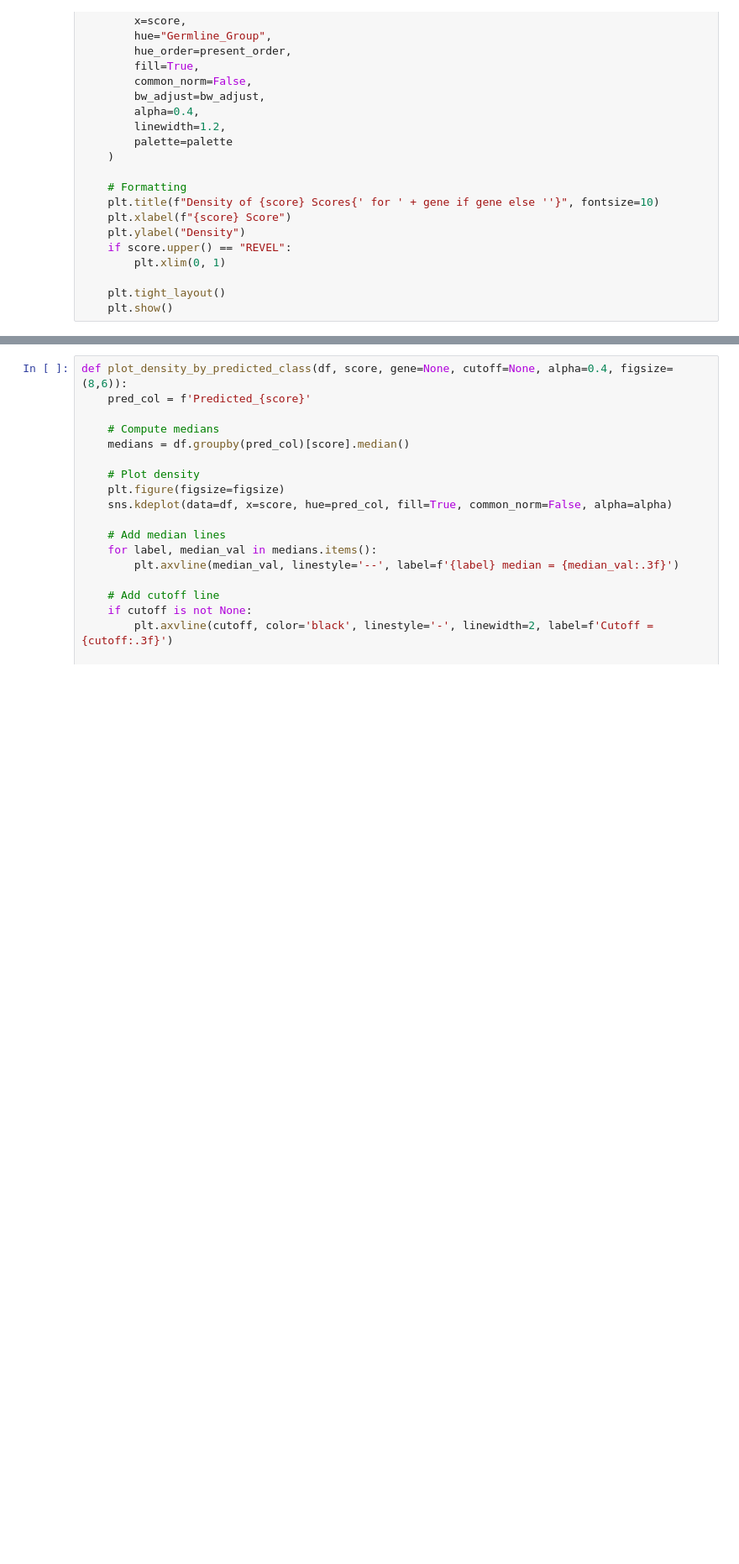
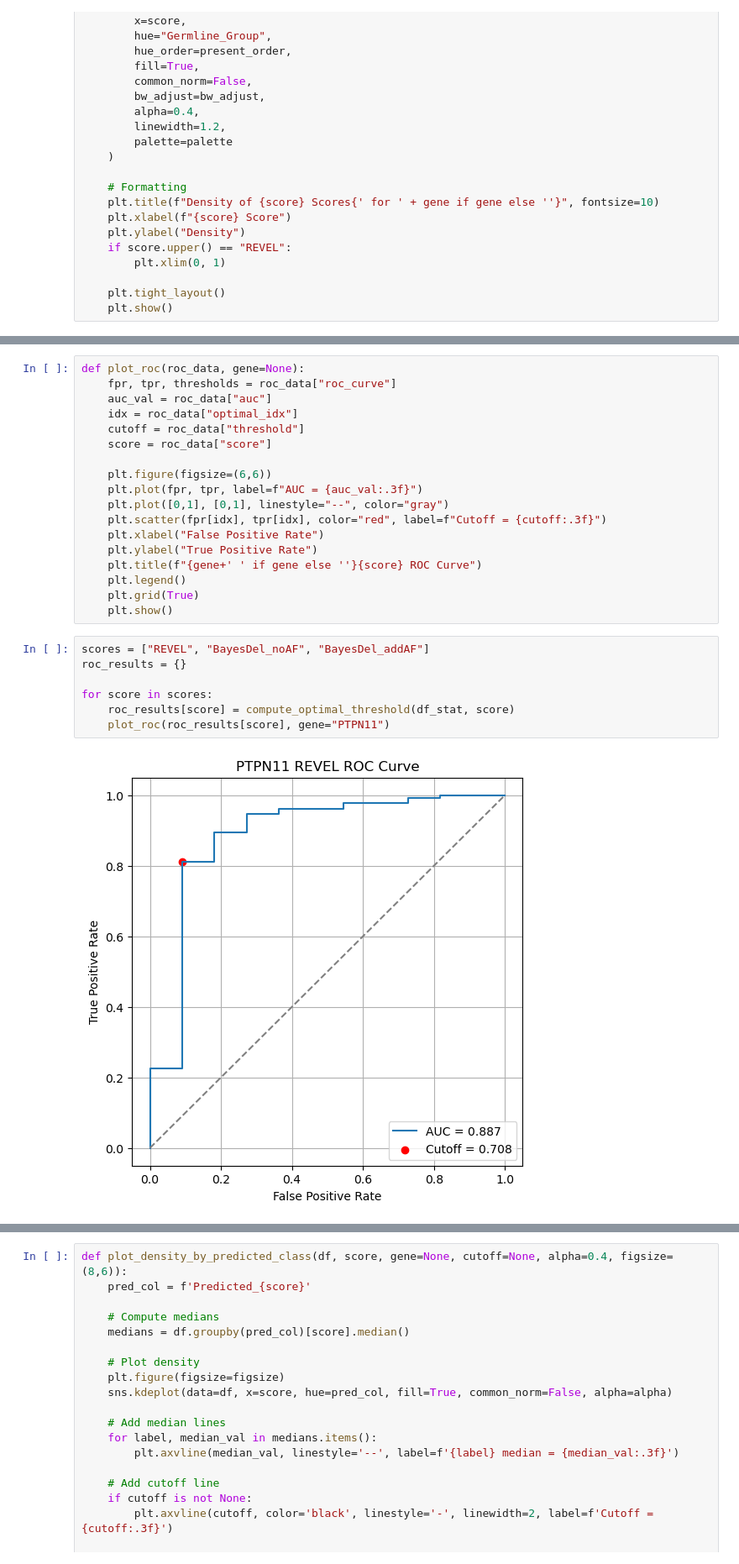
Before and after one commit to CEBElwes/ModellingRasopathies, a Jupyter notebook: PTPN11_statscores.ipynb, the cells around one changed output, grey strips where cells are left out. Shown at 84% size. Drawn from its saved outputs; the diff is of its cells as text; blank space fills up the shorter version.

```diff
--- a/PTPN11_statscores.ipynb
+++ b/PTPN11_statscores.ipynb
@@ -117,0 +186,27 @@ plot_score_density_group(df_stat, 'BayesDel_addAF', class_map, gene='PTPN11')
+# %%
+def plot_roc(roc_data, gene=None):
+    fpr, tpr, thresholds = roc_data["roc_curve"]
+    auc_val = roc_data["auc"]
+    idx = roc_data["optimal_idx"]
+    cutoff = roc_data["threshold"]
+    score = roc_data["score"]
+
+    plt.figure(figsize=(6,6))
+    plt.plot(fpr, tpr, label=f"AUC = {auc_val:.3f}")
+    plt.plot([0,1], [0,1], linestyle="--", color="gray")
+    plt.scatter(fpr[idx], tpr[idx], color="red", label=f"Cutoff = {cutoff:.3f}")
+    plt.xlabel("False Positive Rate")
+    plt.ylabel("True Positive Rate")
+    plt.title(f"{gene+' ' if gene else ''}{score} ROC Curve")
+    plt.legend()
+    plt.grid(True)
+    plt.show()
+# %%
+scores = ["REVEL", "BayesDel_noAF", "BayesDel_addAF"]
+roc_results = {}
+
+for score in scores:
+    roc_results[score] = compute_optimal_threshold(df_stat, score)
+    plot_roc(roc_results[score], gene="PTPN11")
+# %% [output]
+[figure, added]
```
Also changed, not shown: parts of 44 cells of this notebook, 4 other files.
